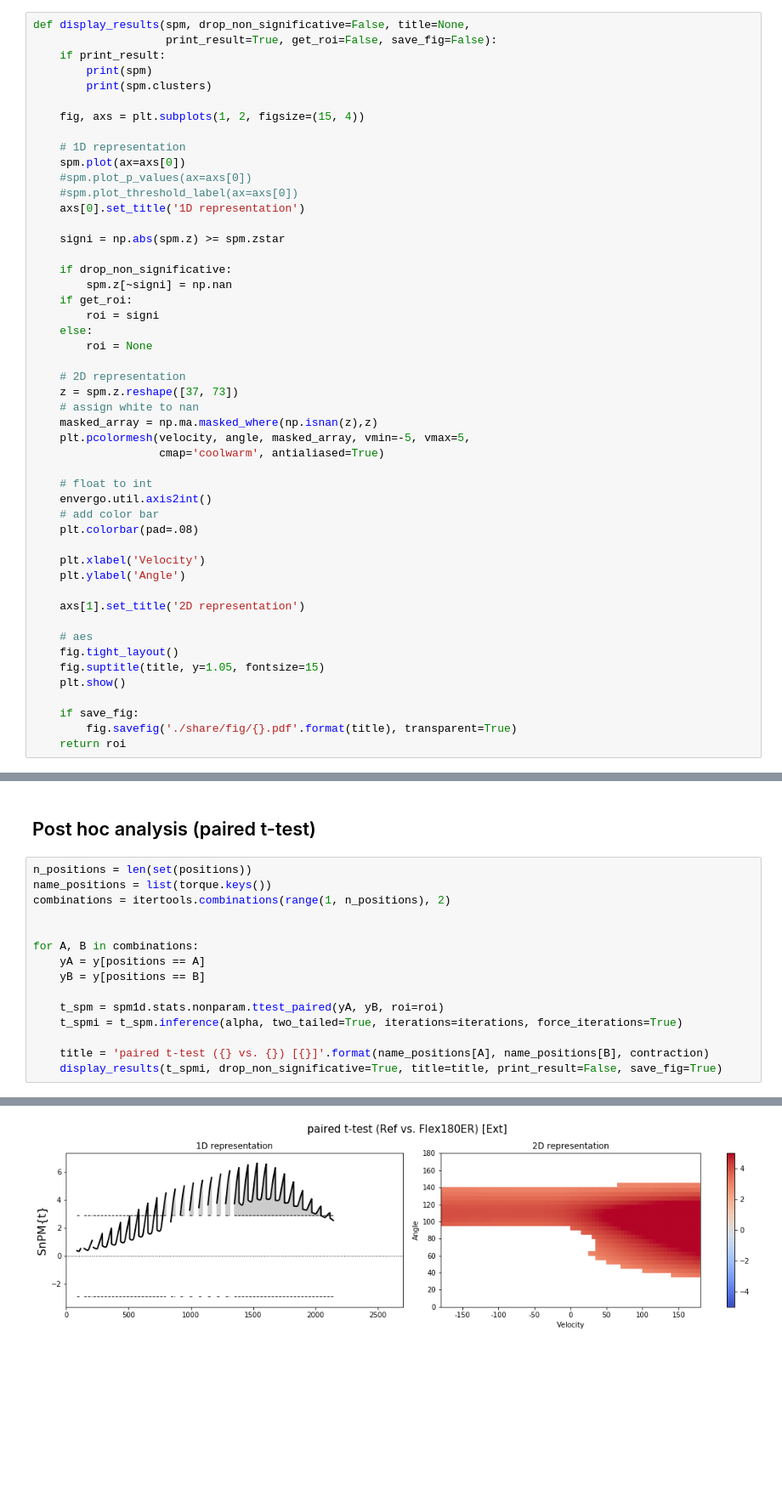
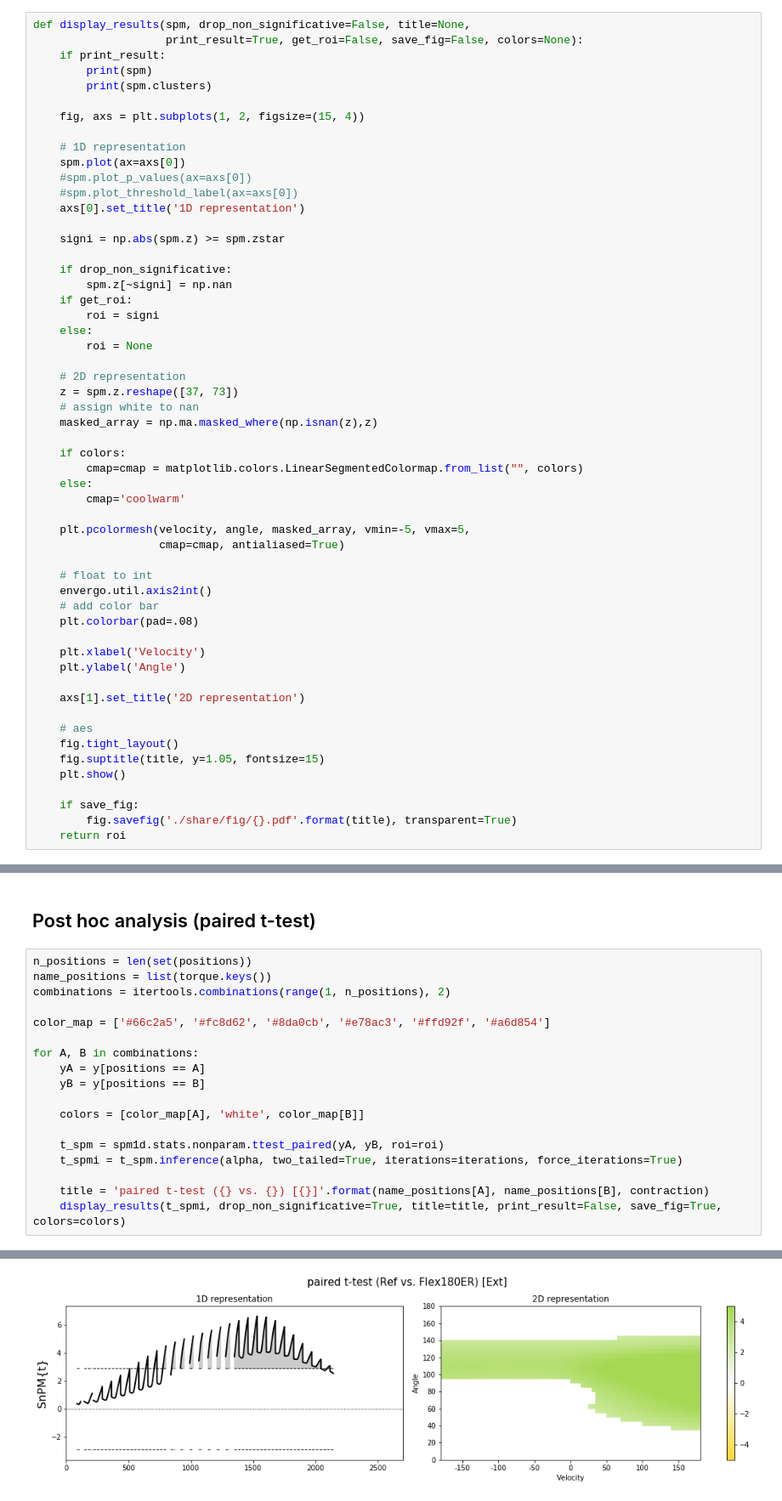
Before and after one commit to romainmartinez/envergo, a Jupyter notebook: 1_spm.ipynb, the cells around one changed output, grey strips where cells are left out. Shown: that part at 85% size. Drawn from its saved outputs; the diff is of its cells as text; blank space fills up the shorter version.

Commit message:
colormap for each position

```diff
--- a/1_spm.ipynb
+++ b/1_spm.ipynb
@@ -79,7 +80,7 @@ for iposition in np.unique(positions):
     y[idx, :] = np.where(np.isnan(y[idx, :]), mean_vector, y[idx, :])
 # %%
 def display_results(spm, drop_non_significative=False, title=None,
-                    print_result=True, get_roi=False, save_fig=False):
+                    print_result=True, get_roi=False, save_fig=False, colors=None):
     if print_result:
         print(spm)
         print(spm.clusters)
@@ -105,8 +106,14 @@ def display_results(spm, drop_non_significative=False, title=None,
     z = spm.z.reshape([37, 73])
     # assign white to nan
     masked_array = np.ma.masked_where(np.isnan(z),z)
+
+    if colors:
+        cmap=cmap = matplotlib.colors.LinearSegmentedColormap.from_list("", colors)
+    else:
+        cmap='coolwarm'
+
     plt.pcolormesh(velocity, angle, masked_array, vmin=-5, vmax=5,
-                   cmap='coolwarm', antialiased=True)
+                   cmap=cmap, antialiased=True)
 
     # float to int
     envergo.util.axis2int()
@@ -147,14 +154,17 @@ n_positions = len(set(positions))
 name_positions = list(torque.keys())
 combinations = itertools.combinations(range(1, n_positions), 2)
 
+color_map = ['#66c2a5', '#fc8d62', '#8da0cb', '#e78ac3', '#ffd92f', '#a6d854']
 
 for A, B in combinations:
     yA = y[positions == A]
     yB = y[positions == B]
 
+    colors = [color_map[A], 'white', color_map[B]]
+
     t_spm = spm1d.stats.nonparam.ttest_paired(yA, yB, roi=roi)
     t_spmi = t_spm.inference(alpha, two_tailed=True, iterations=iterations, force_iterations=True)
 
     title = 'paired t-test ({} vs. {}) [{}]'.format(name_positions[A], name_positions[B], contraction)
-    display_results(t_spmi, drop_non_significative=True, title=title, print_result=False, save_fig=True)
+    display_results(t_spmi, drop_non_significative=True, title=title, print_result=False, save_fig=True, colors=colors)
 # %% [output]
@@ -170 +180 @@ for A, B in combinations:
-[figure, old version]
+[figure, new version]
```
Also changed, not shown: parts of 2 cells of this notebook, 20 other files.
